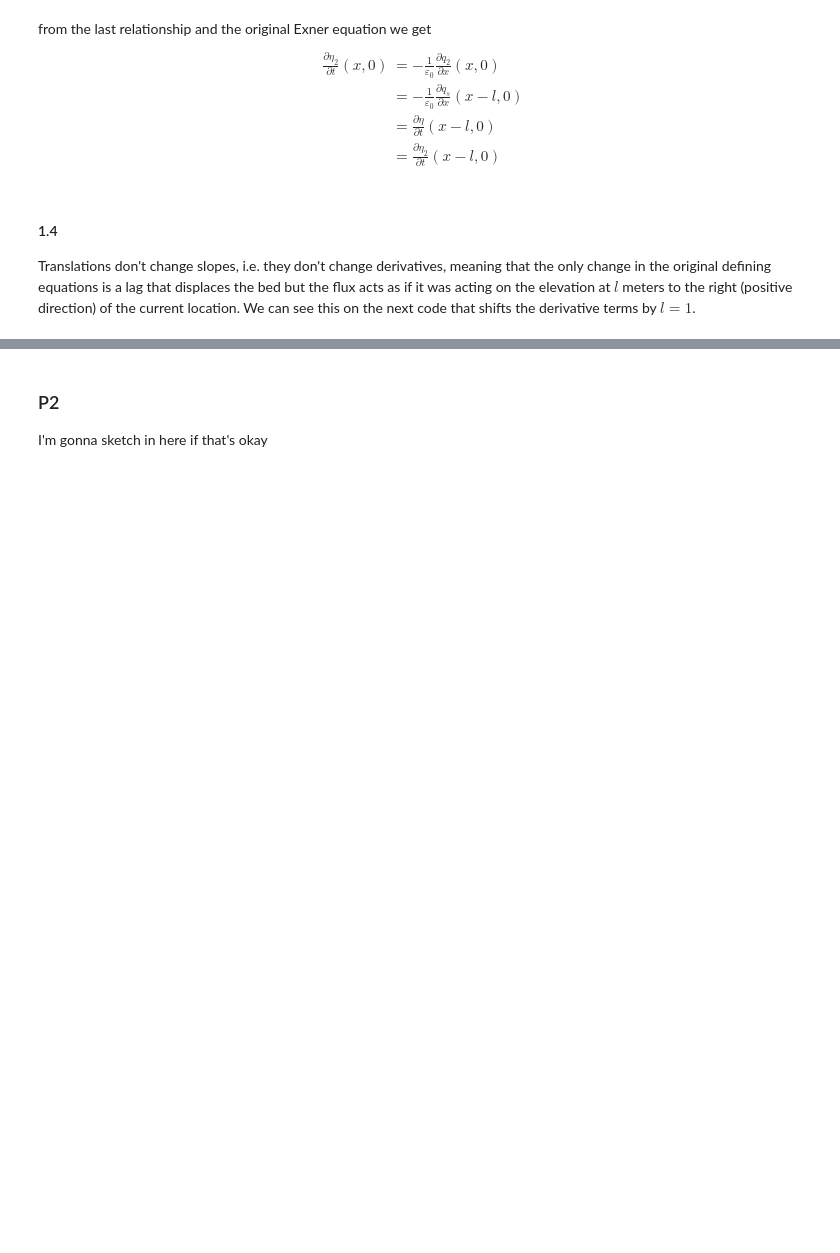
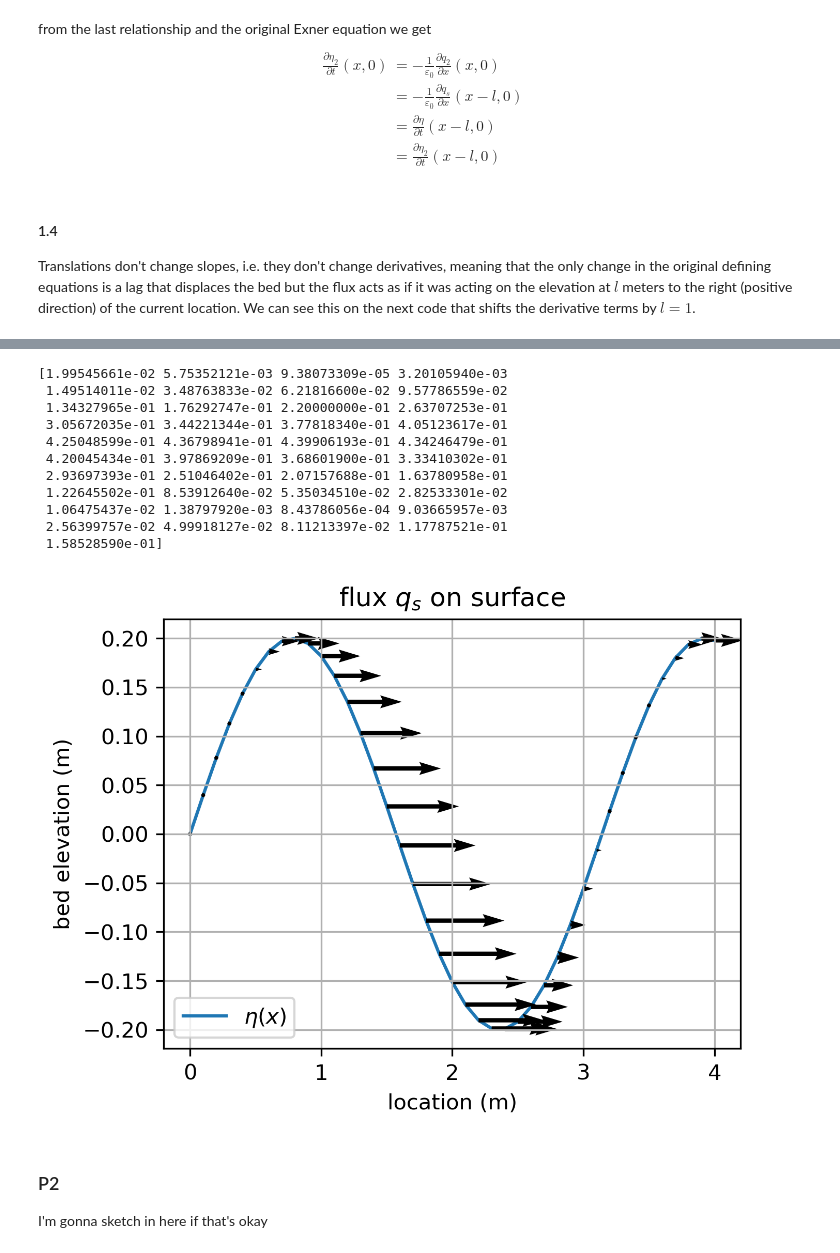
Before and after one commit to isamarcortes/Depositional_Mechanics, a Jupyter notebook: PS1.ipynb, the cells around one changed output, grey strips where cells are left out. Drawn from its saved outputs; the diff is of its cells as text; code cells hidden in the pictures; blank space fills up the shorter version.

```diff
--- a/PS1.ipynb
+++ b/PS1.ipynb
@@ -163,3 +173,33 @@ plt.show();
+# %%
+#now with a plot of the flow on top
+plt.style.use("default");
+fig2, ax2= plt.subplots(figsize=[4.8, 3.6],dpi=300);
+ax2.plot(x,n[0],label="$\eta (x)$",zorder=0);
+y_dummy=x*0;
+q=q0+a*(b*np.sin(k*(x-l)));
+print(q);
+ax2.quiver(x,n[0],q,y_dummy,zorder=1);
+
+# style of the plot
+ax2.set_xlabel("location (m)");
+ax2.set_ylabel("bed elevation (m)");
+ax2.set_title("flux $q_s$ on surface");
+ax2.legend();
+ax2.grid(True);
+plt.show();
+# %% [output]
+[1.99545661e-02 5.75352121e-03 9.38073309e-05 3.20105940e-03
+ 1.49514011e-02 3.48763833e-02 6.21816600e-02 9.57786559e-02
+ 1.34327965e-01 1.76292747e-01 2.20000000e-01 2.63707253e-01
+ 3.05672035e-01 3.44221344e-01 3.77818340e-01 4.05123617e-01
+ 4.25048599e-01 4.36798941e-01 4.39906193e-01 4.34246479e-01
+ 4.20045434e-01 3.97869209e-01 3.68601900e-01 3.33410302e-01
+ 2.93697393e-01 2.51046402e-01 2.07157688e-01 1.63780958e-01
+ 1.22645502e-01 8.53912640e-02 5.35034510e-02 2.82533301e-02
+ 1.06475437e-02 1.38797920e-03 8.43786056e-04 9.03665957e-03
+ 2.56399757e-02 4.99918127e-02 8.11213397e-02 1.17787521e-01
+ 1.58528590e-01]
+[figure, added]
 # %% [markdown]
 ### P2
 
```
Also changed, not shown: parts of 4 cells of this notebook.
